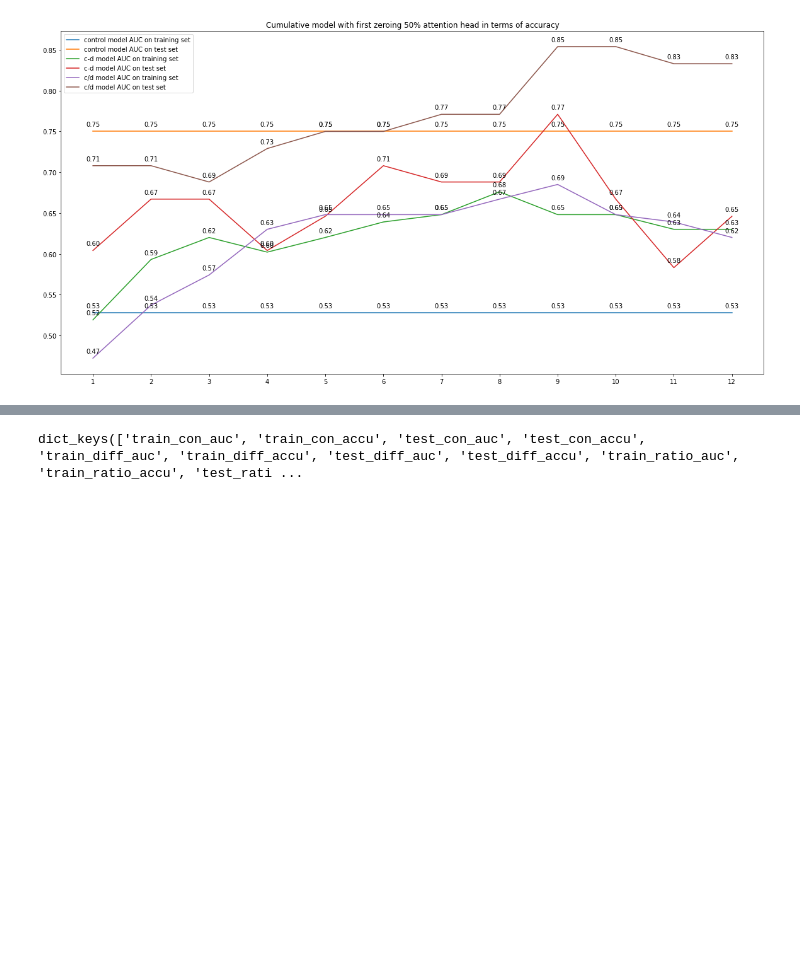
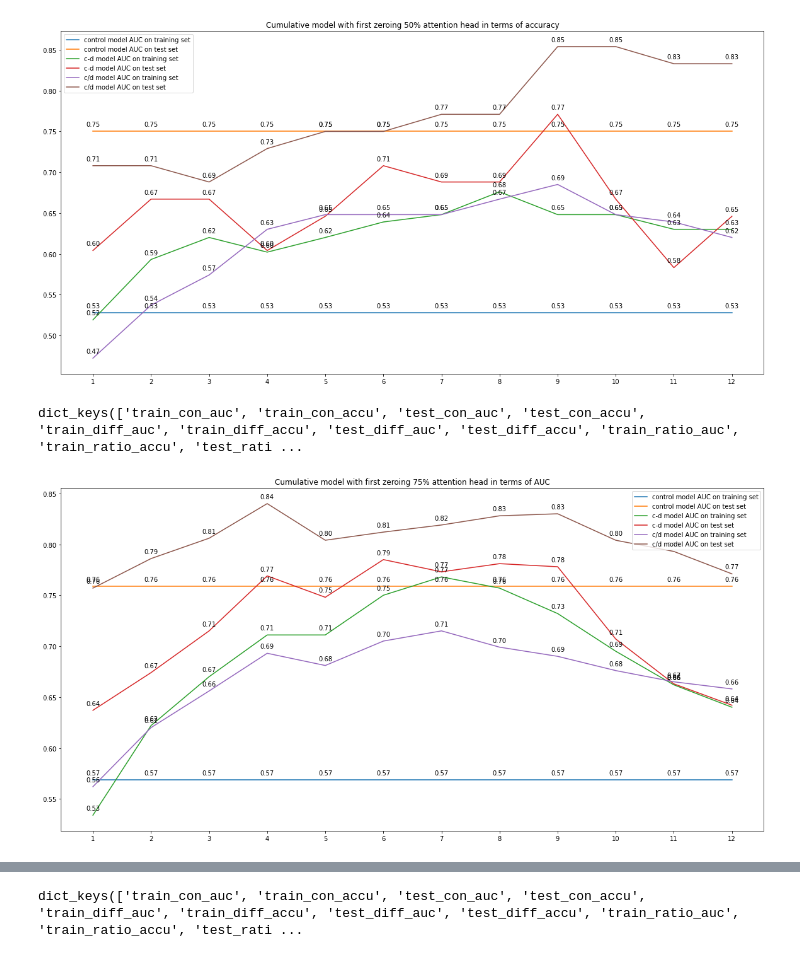
Before and after one commit to LinguisticAnomalies/hammer-nets, a Jupyter notebook: results/notebooks/plots-paper.ipynb, the cells around one changed output, grey strips where cells are left out. Cells and saved outputs as stored; diff of their text form; code cells hidden in the pictures; blank space fills up the shorter version.

Commit message:
add 75% plots and remove useless files

```diff
--- a/results/notebooks/plots-paper.ipynb
+++ b/results/notebooks/plots-paper.ipynb
@@ -150,3 +150,35 @@ plt.savefig("accumu_first_50_accu.png", transparent=True)
 # %% [output]
 dict_keys(['train_con_auc', 'train_con_accu', 'test_con_auc', 'test_con_accu', 'train_diff_auc', 'train_diff_accu', 'test_diff_auc', 'test_diff_accu', 'train_ratio_auc', 'train_ratio_accu', 'test_rati ...
 [figure]
+# %%
+file_50 = "../evals/accumu_first_75_full.pkl"
+plt.rcParams["figure.figsize"] = (20,10)
+with open(file_50, "rb") as f:
+    res_dict = pickle.load(f)
+pprint(res_dict.keys())
+plt.plot(list(range(1, 13)), res_dict["train_con_auc"],
+         label="control model AUC on training set")
+plt.plot(list(range(1, 13)), res_dict["test_con_auc"],
+         label="control model AUC on test set")
+plt.plot(list(range(1, 13)), res_dict["train_diff_auc"],
+         label="c-d model AUC on training set")
+plt.plot(list(range(1, 13)), res_dict["test_diff_auc"],
+         label="c-d model AUC on test set")
+plt.plot(list(range(1, 13)), res_dict["train_ratio_auc"],
+         label="c/d model AUC on training set")
+plt.plot(list(range(1, 13)), res_dict["test_ratio_auc"],
+         label="c/d model AUC on test set")
+mark_values(list(range(1, 13)), res_dict["train_con_auc"])
+mark_values(list(range(1, 13)), res_dict["test_con_auc"])
+mark_values(list(range(1, 13)), res_dict["train_diff_auc"])
+mark_values(list(range(1, 13)), res_dict["test_diff_auc"])
+mark_values(list(range(1, 13)), res_dict["train_ratio_auc"])
+mark_values(list(range(1, 13)), res_dict["test_ratio_auc"])
+plt.xticks(np.arange(1, 13, 1.0))
+plt.title("Cumulative model with first zeroing 75% attention head in terms of AUC")
+plt.legend()
+#plt.show()
+plt.savefig("accumu_first_75_auc.png", transparent=True)
+# %% [output]
+dict_keys(['train_con_auc', 'train_con_accu', 'test_con_auc', 'test_con_accu', 'train_diff_auc', 'train_diff_accu', 'test_diff_auc', 'test_diff_accu', 'train_ratio_auc', 'train_ratio_accu', 'test_rati ...
+[figure, added]
```
Also changed, not shown: parts of 6 cells of this notebook, 4 other files.
